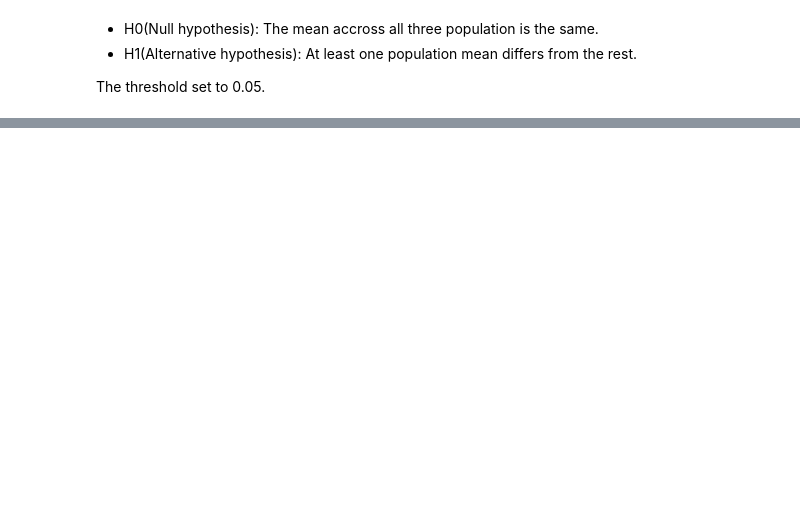
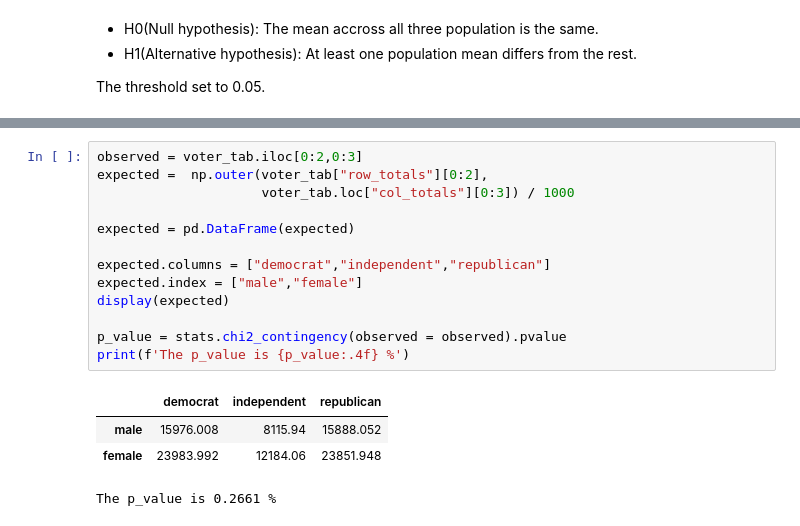
Before and after one commit to chris199713/Hypothesis_test, a Jupyter notebook: Hypothesis_testing.ipynb, the cells around one changed output, grey strips where cells are left out. Drawn from its saved outputs; the diff is of its cells as text; blank space fills up the shorter version.

```diff
--- a/Hypothesis_testing.ipynb
+++ b/Hypothesis_testing.ipynb
@@ -771,0 +940,18 @@ From the one-way ANOVA test we conclude that we fail to reject the null hypothes
+# %%
+observed = voter_tab.iloc[0:2,0:3]
+expected =  np.outer(voter_tab["row_totals"][0:2],
+                     voter_tab.loc["col_totals"][0:3]) / 1000
+
+expected = pd.DataFrame(expected)
+
+expected.columns = ["democrat","independent","republican"]
+expected.index = ["male","female"]
+display(expected)
+
+p_value = stats.chi2_contingency(observed = observed).pvalue
+print(f'The p_value is {p_value:.4f} %')
+# %% [output]
+|  | democrat | independent | republican |
+| male | 15976.008 | 8115.94 | 15888.052 |
+| female | 23983.992 | 12184.06 | 23851.948 |
+The p_value is 0.2661 %
```
Also changed, not shown: parts of 13 cells of this notebook.
